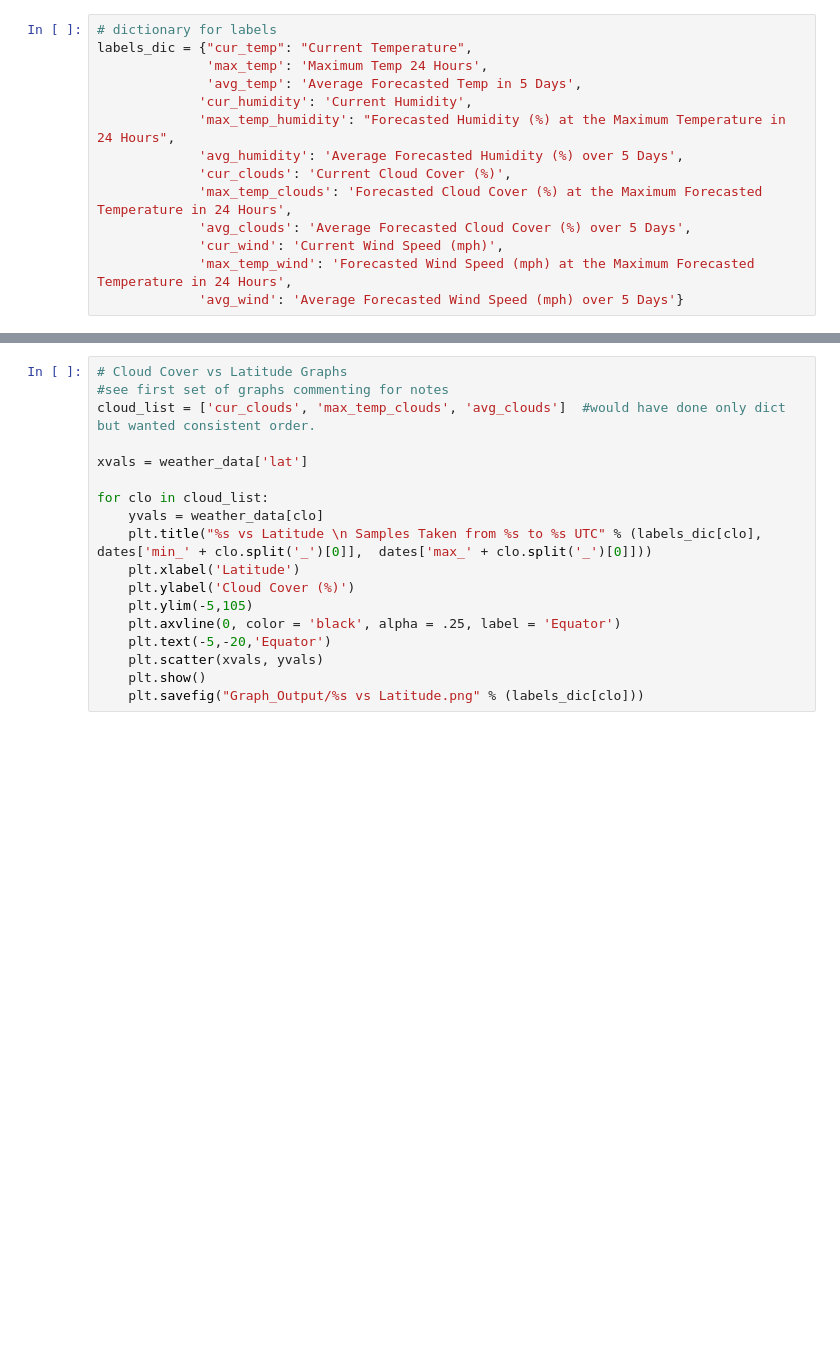
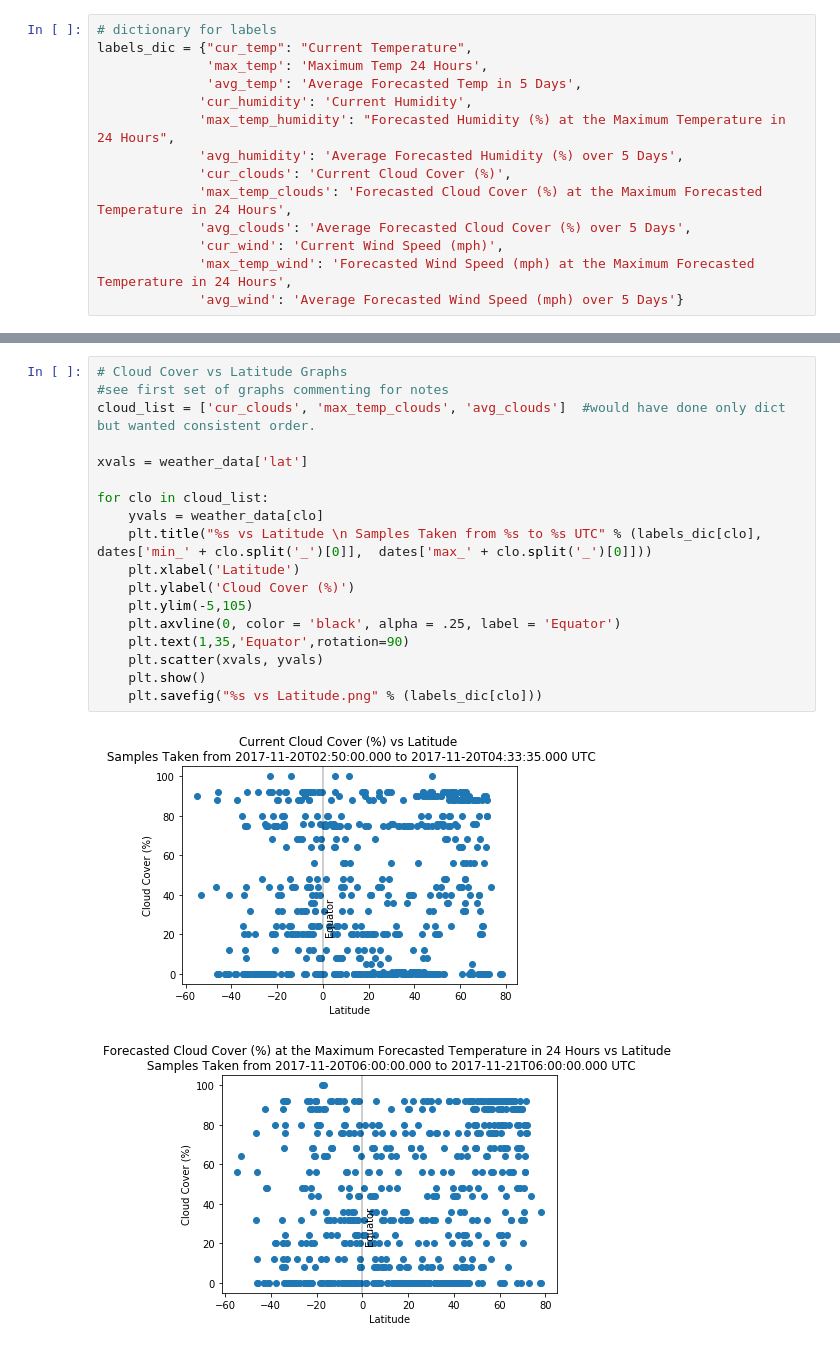
Before and after one commit to kenyanbapu/Weatherpy, a Jupyter notebook: WeatherPy.ipynb, the cells around one changed output, grey strips where cells are left out. Saved outputs shown, nothing was run; the diff lists cells and outputs as text; blank space fills up the shorter version.

```diff
--- a/WeatherPy.ipynb
+++ b/WeatherPy.ipynb
@@ -380,18 +539,21 @@ for hum in hum_list:
 # %%
 # Cloud Cover vs Latitude Graphs
 #see first set of graphs commenting for notes
 cloud_list = ['cur_clouds', 'max_temp_clouds', 'avg_clouds']  #would have done only dict but wanted consistent order.
 
 xvals = weather_data['lat']
 
 for clo in cloud_list:
     yvals = weather_data[clo]
     plt.title("%s vs Latitude \n Samples Taken from %s to %s UTC" % (labels_dic[clo], dates['min_' + clo.split('_')[0]],  dates['max_' + clo.split('_')[0]]))
     plt.xlabel('Latitude')
     plt.ylabel('Cloud Cover (%)')
     plt.ylim(-5,105)
     plt.axvline(0, color = 'black', alpha = .25, label = 'Equator')
-    plt.text(-5,-20,'Equator')
+    plt.text(1,35,'Equator',rotation=90)
     plt.scatter(xvals, yvals)
     plt.show()
-    plt.savefig("Graph_Output/%s vs Latitude.png" % (labels_dic[clo]))
+    plt.savefig("%s vs Latitude.png" % (labels_dic[clo]))
+# %% [output]
+[figure, added]
+[figure, added]
```
Also changed, not shown: parts of 29 cells of this notebook.
